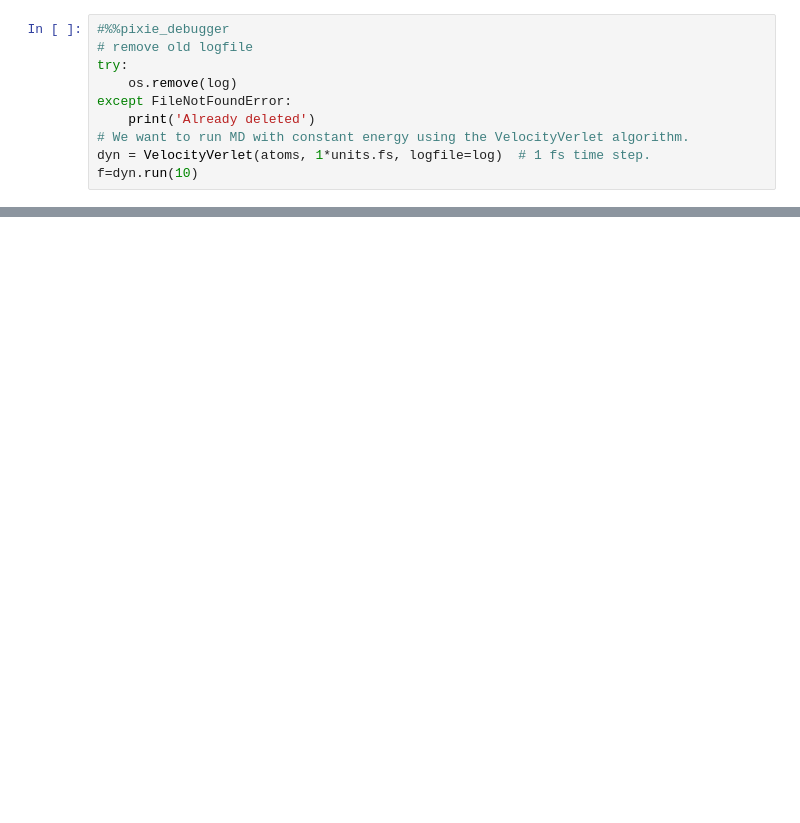
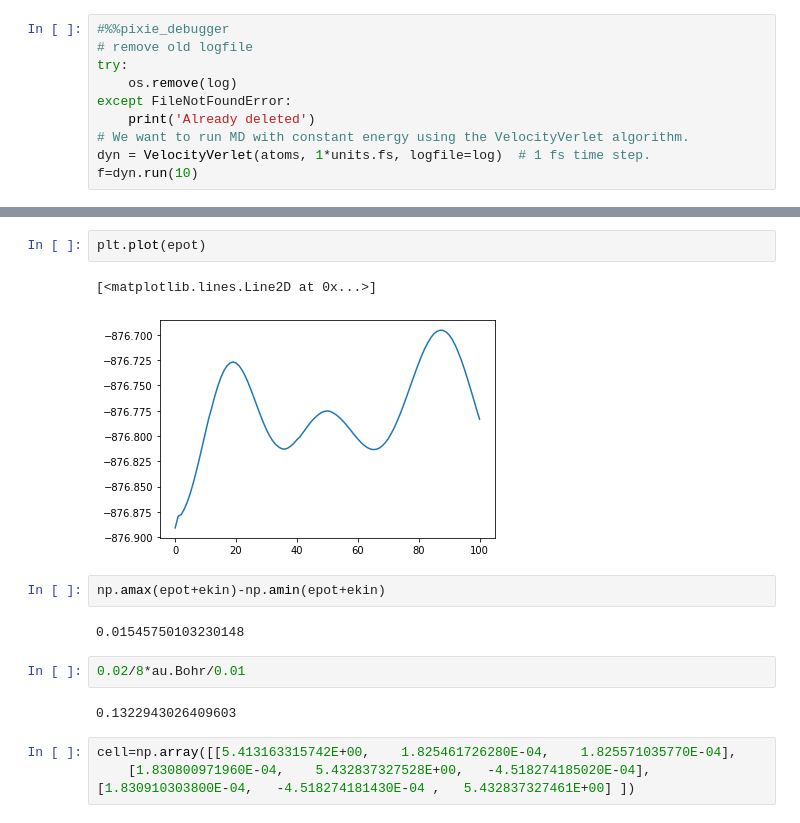
Before and after one commit to ferchault/APDFT, a Jupyter notebook: prototyping/apdft-ofdft-cpmd/test_PROFESS_CPMD.ipynb, the cells around one changed output, grey strips where cells are left out. Cells and saved outputs as stored; diff of their text form; blank space fills up the shorter version.

```diff
--- a/prototyping/apdft-ofdft-cpmd/test_PROFESS_CPMD.ipynb
+++ b/prototyping/apdft-ofdft-cpmd/test_PROFESS_CPMD.ipynb
@@ -51,0 +66,16 @@ f=dyn.run(10)
+# %%
+plt.plot(epot)
+# %% [output]
+[<matplotlib.lines.Line2D at 0x...>]
+[figure, added]
+# %%
+np.amax(epot+ekin)-np.amin(epot+ekin)
+# %% [output]
+0.01545750103230148
+# %%
+0.02/8*au.Bohr/0.01
+# %% [output]
+0.1322943026409603
+# %%
+cell=np.array([[5.413163315742E+00,    1.825461726280E-04,    1.825571035770E-04],
+    [1.830800971960E-04,    5.432837327528E+00,   -4.518274185020E-04], [1.830910303800E-04,   -4.518274181430E-04 ,   5.432837327461E+00] ])
```
Also changed, not shown: parts of 7 cells of this notebook, 7 other files.
